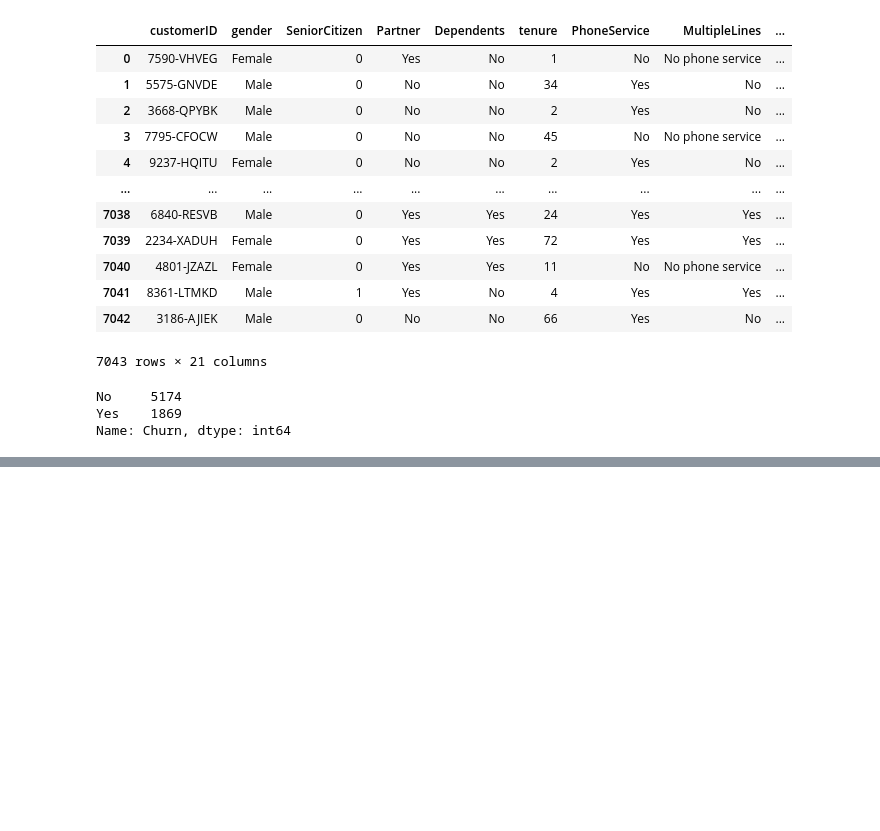
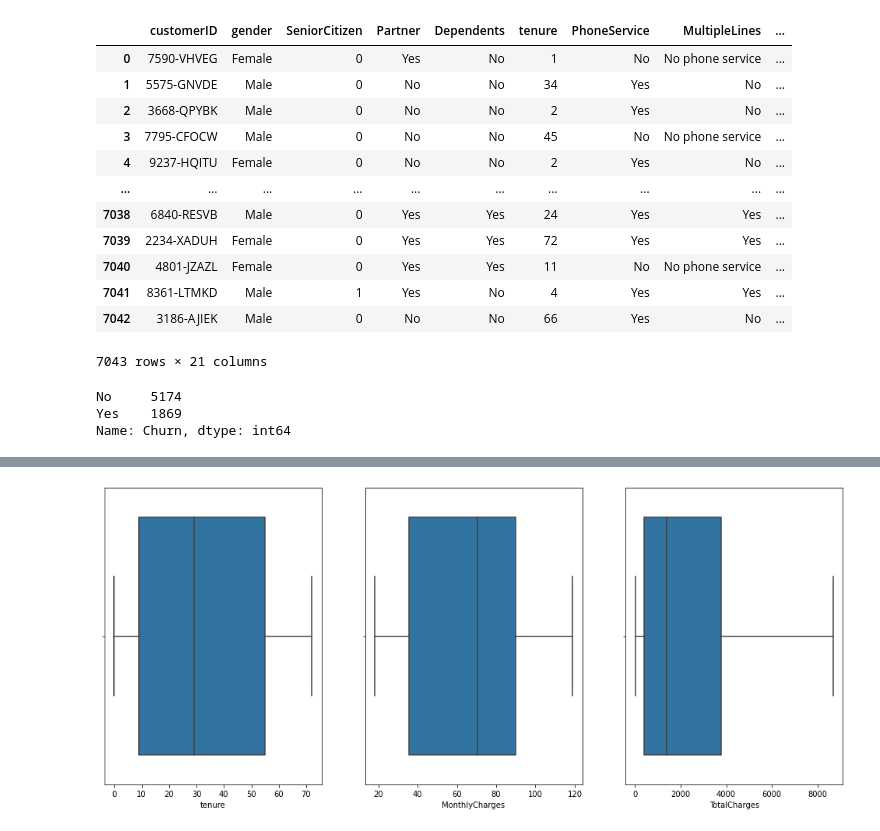
Before and after one commit to varun0712e/telecomchrun, a Jupyter notebook: Untitled21.ipynb, the cells around one changed output, grey strips where cells are left out. Cells and saved outputs as stored; diff of their text form; code cells hidden in the pictures; blank space fills up the shorter version.

```diff
--- a/Untitled21.ipynb
+++ b/Untitled21.ipynb
@@ -29,0 +44,9 @@ Name: Churn, dtype: int64
+# %%
+import matplotlib.pyplot as plt
+plt.figure(figsize=(17,7))
+for i,col in enumerate(df_num):
+    plt.subplot(1,3,i+1)
+    sns.boxplot(df_num[col])
+plt.show()
+# %% [output]
+[figure, added]
```
Also changed, not shown: parts of 87 cells of this notebook.
